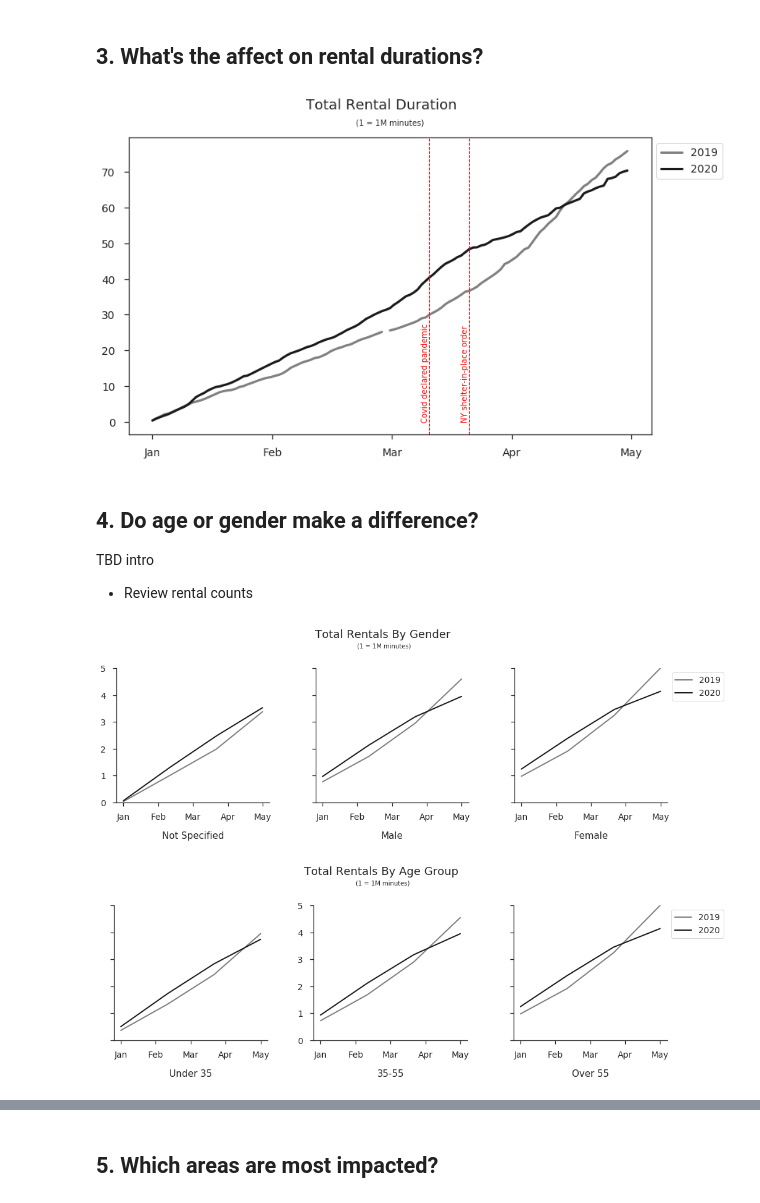
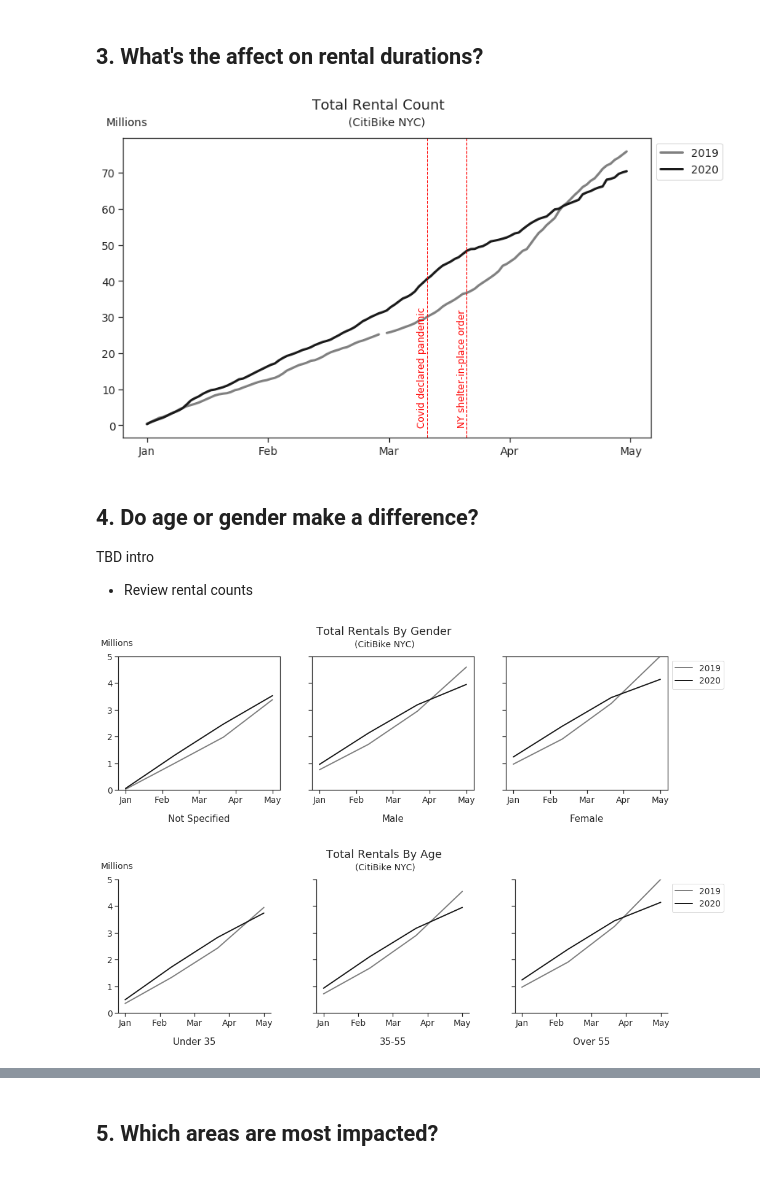
Before and after one commit to stevenrhart/bike-rentals, a Jupyter notebook: notebooks/Covid Bike Rental Analysis.ipynb, the cells around one changed output, grey strips where cells are left out. Saved outputs shown, nothing was run; the diff lists cells and outputs as text; code cells hidden in the pictures.

Commit message:
WIP - addressed feedback on plots along with some minor plot simplification

```diff
--- a/notebooks/Covid Bike Rental Analysis.ipynb
+++ b/notebooks/Covid Bike Rental Analysis.ipynb
@@ -28,8 +28,8 @@ import math
 
 import matplotlib.pyplot as plt
 %matplotlib inline
-plt.style.use('seaborn-poster') #sets the size of the charts
-plt.style.use('ggplot')
+# plt.style.use('seaborn-poster') #sets the size of the charts
+# plt.style.use('ggplot')
 
 import seaborn as sns
 sns.set(style='ticks', color_codes=True, font_scale=1.25)
@@ -149,11 +151,10 @@ df_pivot = df_pivot.apply(lambda x: round((x / 1000000),2), axis=1)
 df_pivot.rename(index={1: 'Jan', 2: 'Feb', 3: 'Mar', 4: 'Apr'}, inplace=True)
 
 # Plot the data and set style
-df_pivot.plot(kind='bar', figsize=(12, 7), rot=0, color=['gray', 'k'] )
-sns.set_style('ticks') # use 'whitegrid' for grid lines
-sns.despine()
+df_pivot.plot(kind='bar', figsize=(12, 7), rot=0, color=['gray', 'k'])
+plt.text(0.1, .91, 'Millions', fontsize=14, transform=plt.gcf().transFigure)
 plt.xlabel(None)
-plt.suptitle("Rentals Per Month")
-plt.title("(1 = 1M rentals)", fontsize=10, pad=16)
+plt.suptitle("Rentals Per Month", fontsize=18)
+plt.title("(CitiBike NYC)", fontsize=14, pad=16)
 plt.legend(title=None, loc='upper left', bbox_to_anchor=(1, 1));
 # %% [output]
@@ -172,18 +173,17 @@ df_pivot = df_pivot.apply(lambda x: round((x / 1000000),2), axis=1)
 
 # Plot a line chart and set the chart style
 df_pivot.plot(kind='line', linewidth=3, figsize=(12, 7), color=['gray', 'k'])
-sns.set_style('ticks')
-sns.despine()
 
 # Plot vertical lines for key dates
 plt.axvline(x=70, color='red', linestyle='--', linewidth=1)
-plt.text(68,0.25,'Covid declared pandemic',rotation=90, fontsize=12, color='red')
+plt.text(67.5,0.05,'Covid declared pandemic',rotation=90, fontsize=12, color='red')
 plt.axvline(x=80, color='red', linestyle='--', linewidth=1)
-plt.text(78,0.25,'NY shelter-in-place order',rotation=90, fontsize=12, color='red')
+plt.text(77.5,0.05,'NY shelter-in-place order',rotation=90, fontsize=12, color='red')
 
 # Add labels and legend
-plt.suptitle("Total Rental Count")
-plt.title("(1 = 1M rentals)", fontsize=10, pad=16)
+plt.text(0.1, .91, 'Millions', fontsize=14, transform=plt.gcf().transFigure)
+plt.suptitle("Total Rental Count", fontsize=18)
+plt.title("(CitiBike NYC)", fontsize=14, pad=16)
 plt.xticks(np.linspace(0, 121, num=5), ['Jan', 'Feb', 'Mar', 'Apr', 'May'])
 plt.xlabel(None)
 plt.legend(title=None, loc='upper left', bbox_to_anchor=(1, 1));
@@ -204,23 +204,22 @@ df_pivot = df_pivot.apply(lambda x: round(((x / 60) / 1000000),2), axis=1)
 
 # Plot a line chart and set the chart style
 df_pivot.plot(kind='line', linewidth=3, figsize=(12, 7), color=['gray', 'k'])
-# sns.set_style('ticks')
-# sns.despine()
 
 # Plot vertical lines for key dates
 plt.axvline(x=70, color='red', linestyle='--', linewidth=1)
-plt.text(68,0.25,'Covid declared pandemic',rotation=90, fontsize=10, color='red')
+plt.text(67.5,0.05,'Covid declared pandemic',rotation=90, fontsize=12, color='red')
 plt.axvline(x=80, color='red', linestyle='--', linewidth=1)
-plt.text(78,0.25,'NY shelter-in-place order',rotation=90, fontsize=10, color='red')
+plt.text(77.5,0.05,'NY shelter-in-place order',rotation=90, fontsize=12, color='red')
 
 # Add labels and legend
-plt.suptitle("Total Rental Duration")
-plt.title("(1 = 1M minutes)", fontsize=10, pad=16)
+plt.text(0.1, .91, 'Millions', fontsize=14, transform=plt.gcf().transFigure)
+plt.suptitle("Total Rental Count", fontsize=18)
+plt.title("(CitiBike NYC)", fontsize=14, pad=16)
 plt.xticks(np.linspace(0, 121, num=5), ['Jan', 'Feb', 'Mar', 'Apr', 'May'])
 plt.xlabel(None)
 plt.legend(title=None, loc='upper left', bbox_to_anchor=(1, 1));
 # %% [output]
-[figure, old version]
+[figure, new version]
 # %% [markdown]
 
 ## 4. Do age or gender make a difference?
@@ -245,40 +244,39 @@ x_labels = ['Not Specified', 'Male', 'Female']
 
 # Create figure and pad the subplots
 fig = plt.figure(figsize=(16,4))
-fig.subplots_adjust(wspace=0.3)
+# fig.subplots_adjust(wspace=0.3)
 
 # Create a subplot for each gender
 for i in range(3):
     df_temp = df_pivot[df_pivot['gender'] == i]
     df_temp_pivot = df_temp.pivot_table(index=['month'], values=[2019,2020], aggfunc=np.sum)
 
     # Extract x and y values
     x = df_temp_pivot.index.to_list()
     y1 = df_temp_pivot.iloc[:,0].to_list()
     y2 = df_temp_pivot.iloc[:,1].to_list()
     y = [y1, y2]
     labels = ['2019', '2020']
     colors = ['gray', 'k']
 
     # Plot the values
     plt.subplot(1,3, (i+1))
     for y_arr, label, color in zip(y, labels, colors):
         plt.plot(x, y_arr, color=color, label=label, linewidth=2)
     plt.xticks(np.linspace(1, 4, 5), ['Jan', 'Feb', 'Mar', 'Apr', 'May'])
     plt.xlabel(x_labels[i], labelpad=16)
     if i !=0:
         plt.yticks(np.linspace(0, 5, 6), " ")
     plt.ylim(0,5)
-    sns.set_style('ticks')
-    sns.despine()
 
 # Add legend and show the plot
-plt.suptitle("Total Rentals By Gender", y=1.1)
-plt.title("(1 = 1M minutes)", fontsize=10, pad=16, y=1.08, x=-.85)
+plt.text(0.1, .94, 'Millions', fontsize=14, transform=plt.gcf().transFigure)
+plt.suptitle("Total Rentals By Gender", y=1.05, fontsize=18)
+plt.title("(CitiBike NYC)", fontsize=14, pad=16, y=1.0, x=-.75)
 plt.legend(title=None, loc='upper left', bbox_to_anchor=(1, 1));
 plt.show()
 # %% [output]
-[figure, old version]
+[figure, new version]
 # %%
 # Create function to return decade for a given year
 def assign_age_cat(year):
@@ -355,12 +350,13 @@ for i in range(3):
     sns.despine()
 
 # Add legend and show the plot
-plt.suptitle("Total Rentals By Age Group", y=1.1)
-plt.title("(1 = 1M minutes)", fontsize=10, pad=16, y=1.08, x=-.85)
+plt.text(0.1, .94, 'Millions', fontsize=14, transform=plt.gcf().transFigure)
+plt.suptitle("Total Rentals By Age", y=1.05, fontsize=18)
+plt.title("(CitiBike NYC)", fontsize=14, pad=16, y=1.0, x=-.85)
 plt.legend(title=None, loc='upper left', bbox_to_anchor=(1, 1));
 plt.show()
 # %% [output]
-[figure, old version]
+[figure, new version]
 # %%
 # Pivot rental count running total month, gender
 df_pivot = df.pivot_table(index='hour', columns=['year','month'], values='rental_count', aggfunc=np.sum)
```
Also changed, not shown: parts of 5 cells of this notebook.
